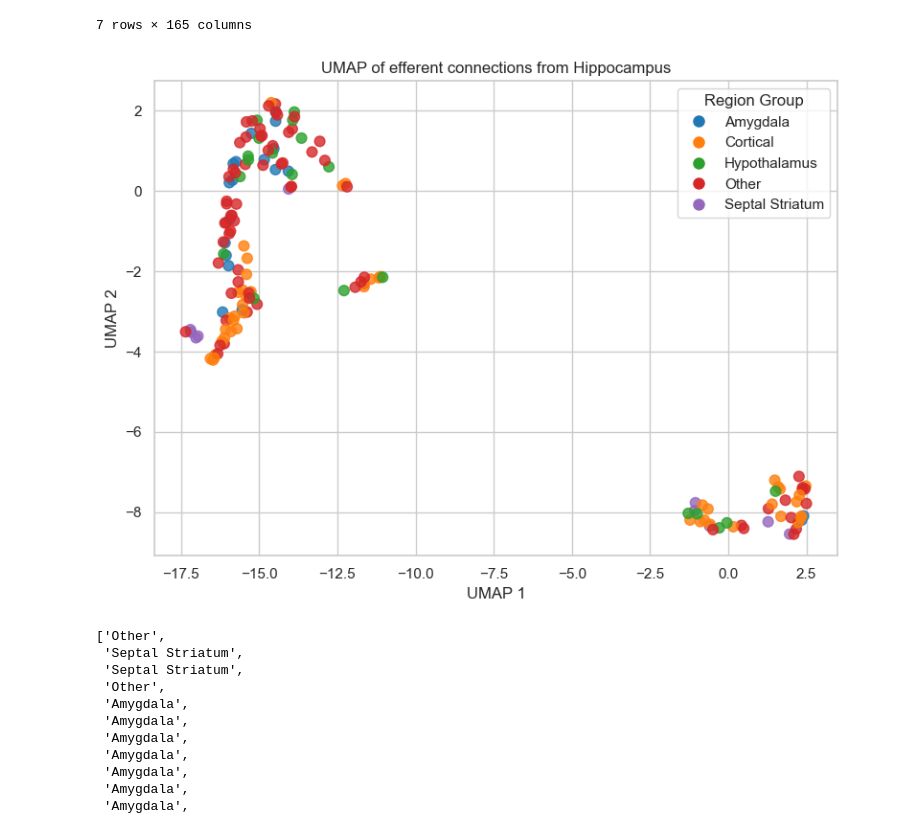
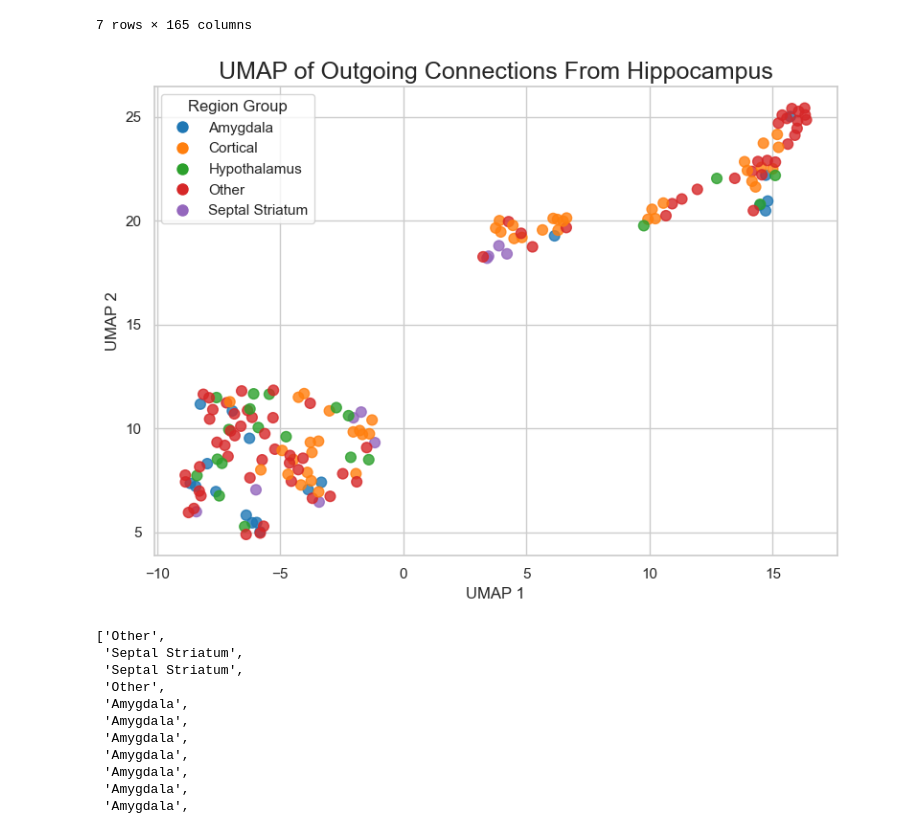
Before and after one commit to chris-weinberger/br2f_connectome, a Jupyter notebook: scripts/UMAP_analysis.ipynb, the cells around one changed output. Cells and saved outputs as stored; diff of their text form; code cells hidden in the pictures.

```diff
--- a/scripts/UMAP_analysis.ipynb
+++ b/scripts/UMAP_analysis.ipynb
@@ -137,36 +137,38 @@ region_labels = [region_groups[region] for region in regions]
 # play with dimensions and reduce n_neighbors
 
 # Compute UMAP embedding
-reducer = umap.UMAP(n_neighbors=12, min_dist=0.1, random_state=42)
+reducer = umap.UMAP(n_neighbors=6, min_dist=0.6, random_state=42)
 embedding = reducer.fit_transform(df_avg_from.T)
 
 umap_embedding = embedding
 
 sns.set(style="whitegrid")
 
 # Create a color palette
 palette = sns.color_palette("tab10", len(set(region_labels)))
 group_to_color = {group: palette[i] for i, group in enumerate(sorted(set(region_labels)))}
 colors = [group_to_color[label] for label in region_labels]
 
 # Plot
 plt.figure(figsize=(8, 6))
 plt.scatter(embedding[:, 0], embedding[:, 1], c=colors, s=60, alpha=0.8)
 
 # Annotate with legend
 handles = [plt.Line2D([0], [0], marker='o', color='w',
                       label=group, markersize=10,
                       markerfacecolor=color)
            for group, color in group_to_color.items()]
 plt.legend(handles=handles, title="Region Group")
-plt.title("UMAP of efferent connections from Hippocampus")
+plt.title("UMAP of Outgoing Connections From Hippocampus", fontsize=18)
 plt.xlabel("UMAP 1")
 plt.ylabel("UMAP 2")
 plt.grid(True)
 plt.tight_layout()
+
+plt.savefig('../output/UMAP_efferent_hpc_one_config.svg')
 plt.show()
 # %% [output]
-[figure, old version]
+[figure, new version]
 # %%
 region_labels
 # %% [output]
```
Also changed, not shown: parts of 1 cell of this notebook, 40 other files.
